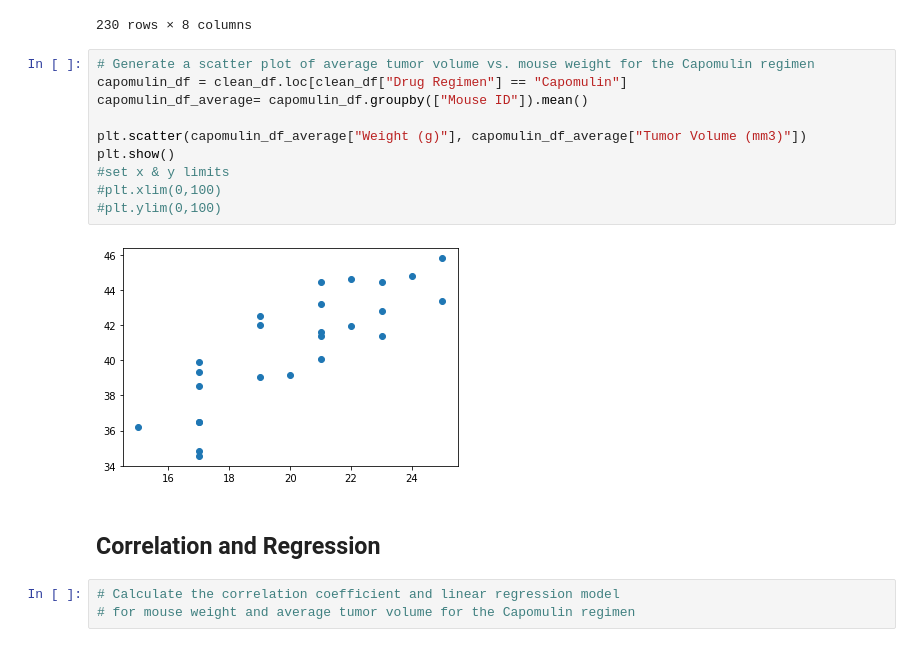
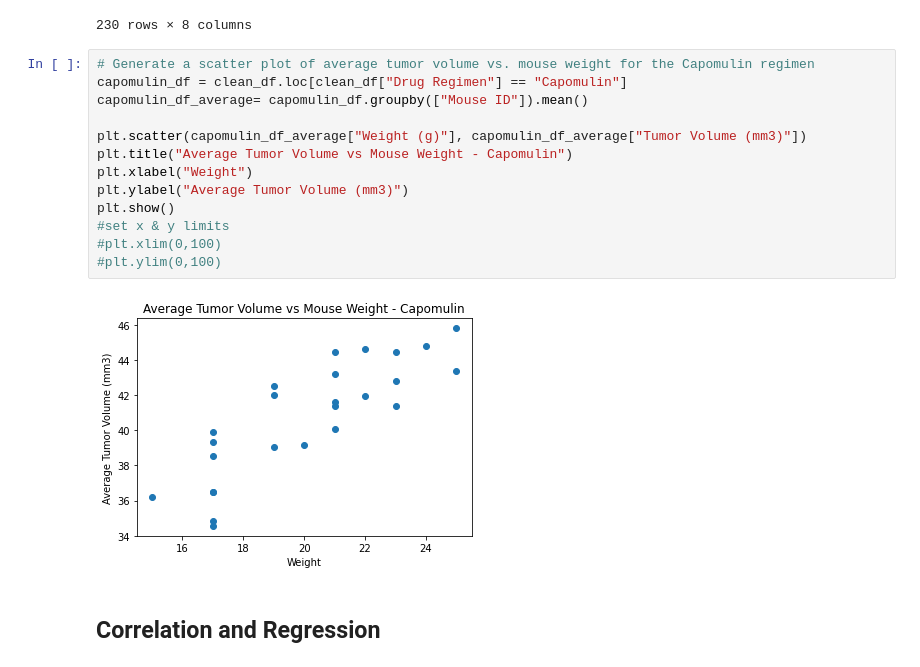
Before and after one commit to jmahon22/matplotlib_challenge, a Jupyter notebook: Instructions/Pymaceuticals/pymaceuticals_starter.ipynb, the cells around one changed output. Saved outputs shown, nothing was run; the diff lists cells and outputs as text.

```diff
--- a/Instructions/Pymaceuticals/pymaceuticals_starter.ipynb
+++ b/Instructions/Pymaceuticals/pymaceuticals_starter.ipynb
@@ -328,17 +314,17 @@ capomulin_df
 # %%
 # Generate a scatter plot of average tumor volume vs. mouse weight for the Capomulin regimen
 capomulin_df = clean_df.loc[clean_df["Drug Regimen"] == "Capomulin"]
 capomulin_df_average= capomulin_df.groupby(["Mouse ID"]).mean()
 
 plt.scatter(capomulin_df_average["Weight (g)"], capomulin_df_average["Tumor Volume (mm3)"])
+plt.title("Average Tumor Volume vs Mouse Weight - Capomulin")
+plt.xlabel("Weight")
+plt.ylabel("Average Tumor Volume (mm3)")
 plt.show()
 #set x & y limits
 #plt.xlim(0,100)
 #plt.ylim(0,100)
 # %% [output]
-[figure, old version]
+[figure, new version]
 # %% [markdown]
 ## Correlation and Regression
-# %%
-# Calculate the correlation coefficient and linear regression model
-# for mouse weight and average tumor volume for the Capomulin regimen
```
Also changed, not shown: parts of 6 cells of this notebook.
